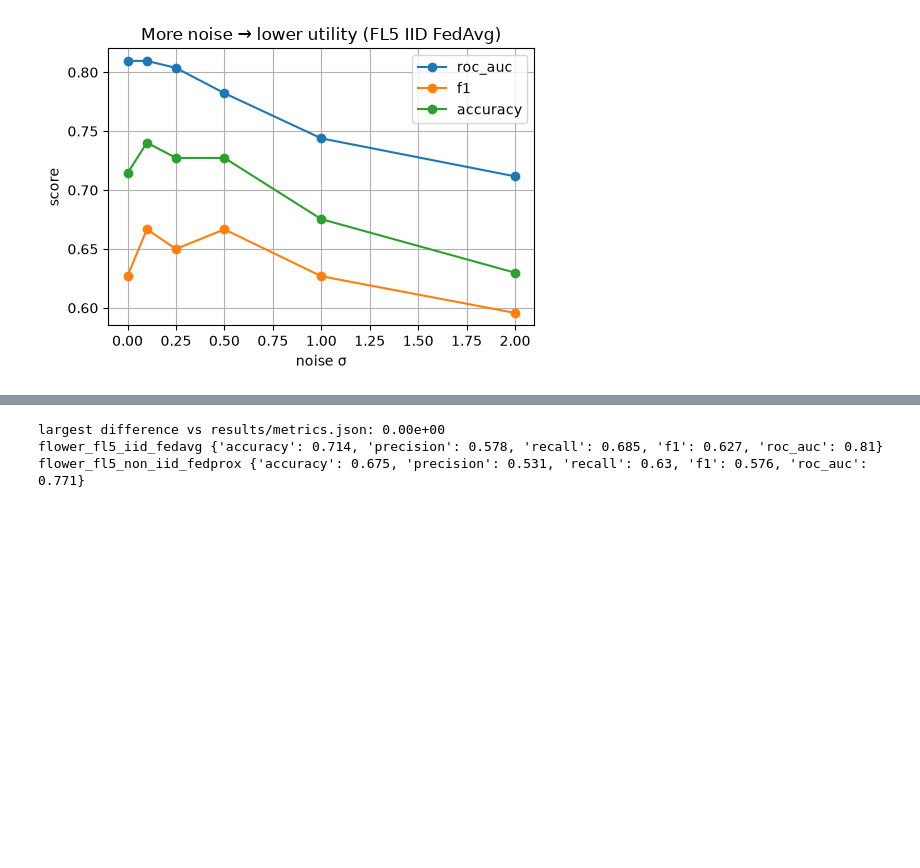
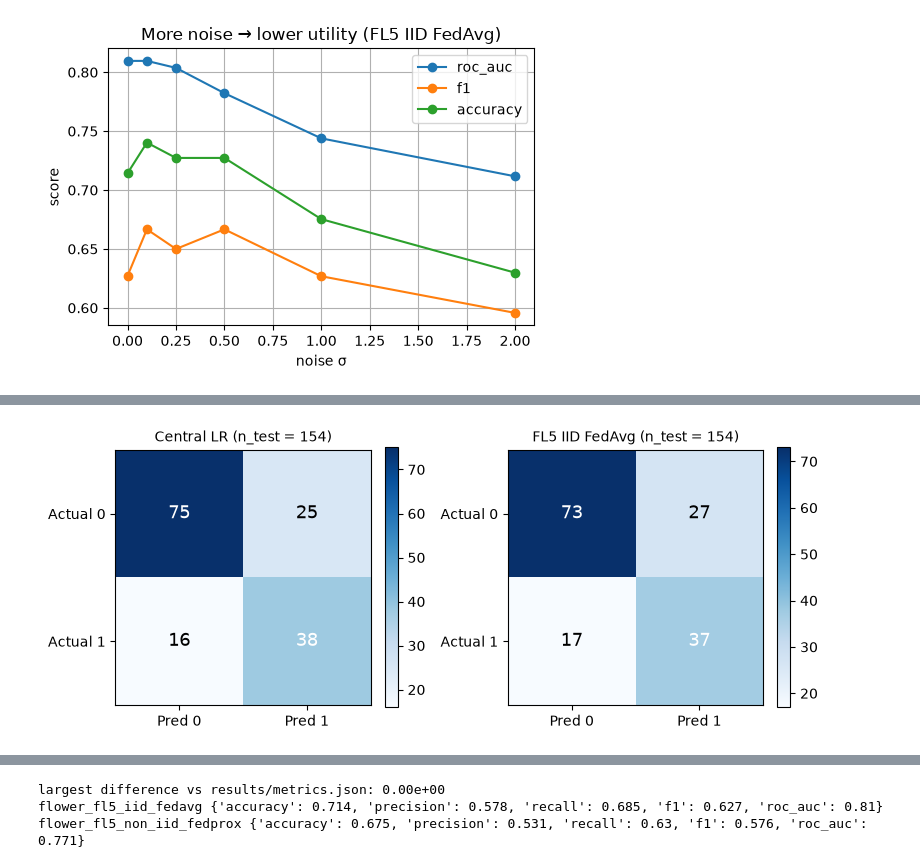
Before and after one commit to nikhilreddyc5057483/privacy-preserving-fl-diabetes, a Jupyter notebook: notebooks/fl_diabetes_experiments.ipynb, the cells around one changed output, grey strips where cells are left out. Drawn from its saved outputs; the diff is of its cells as text; code cells hidden in the pictures; blank space fills up the shorter version.

```diff
--- a/notebooks/fl_diabetes_experiments.ipynb
+++ b/notebooks/fl_diabetes_experiments.ipynb
@@ -202,0 +225,15 @@ ax.set_ylabel("score"); ax.set_title("More noise → lower utility (FL5 IID FedA
+# %%
+fig, axes = plt.subplots(1, 2, figsize=(8, 3.4))
+for ax, label in zip(axes, ["Central LR", "FL5 IID FedAvg"]):
+    cm = compute_metrics(yte, probs[label])["confusion_matrix"]
+    mat = np.array([[cm["tn"], cm["fp"]], [cm["fn"], cm["tp"]]])
+    im = ax.imshow(mat, cmap="Blues")
+    for i in range(2):
+        for j in range(2):
+            ax.text(j, i, mat[i, j], ha="center", va="center", fontsize=13,
+                    color="white" if mat[i, j] > mat.max() / 2 else "black")
+    ax.set_xticks([0, 1], ["Pred 0", "Pred 1"]); ax.set_yticks([0, 1], ["Actual 0", "Actual 1"])
+    ax.set_title(f"{label} (n_test = {len(yte)})", fontsize=10); fig.colorbar(im, ax=ax, fraction=0.046)
+plt.tight_layout(); plt.show()
+# %% [output]
+[figure, added]
```
Also changed, not shown: parts of 5 cells of this notebook, 1 other file.
